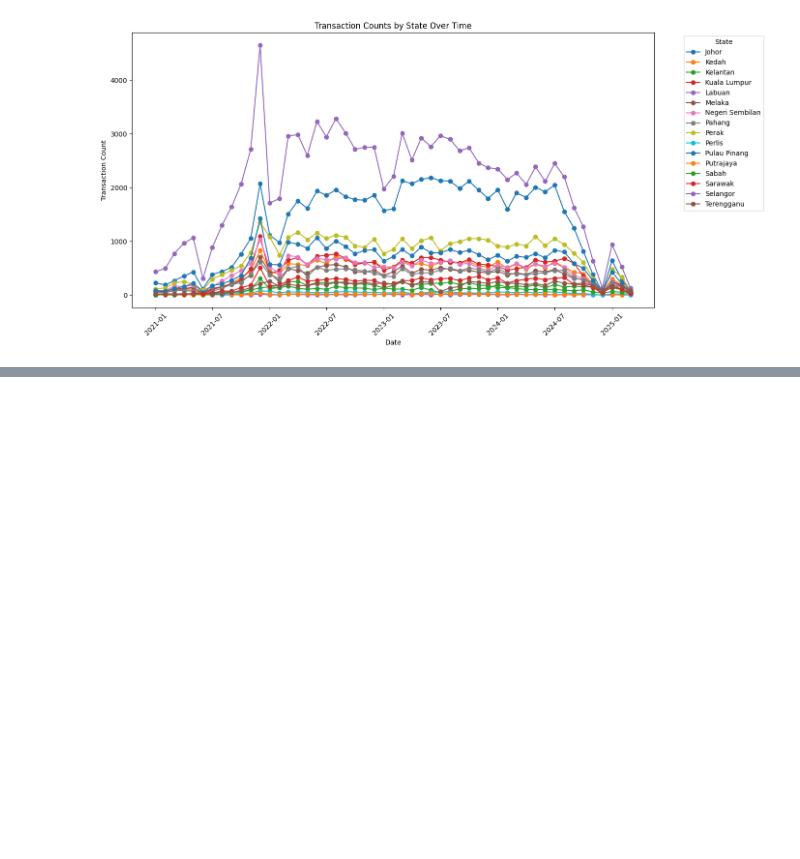
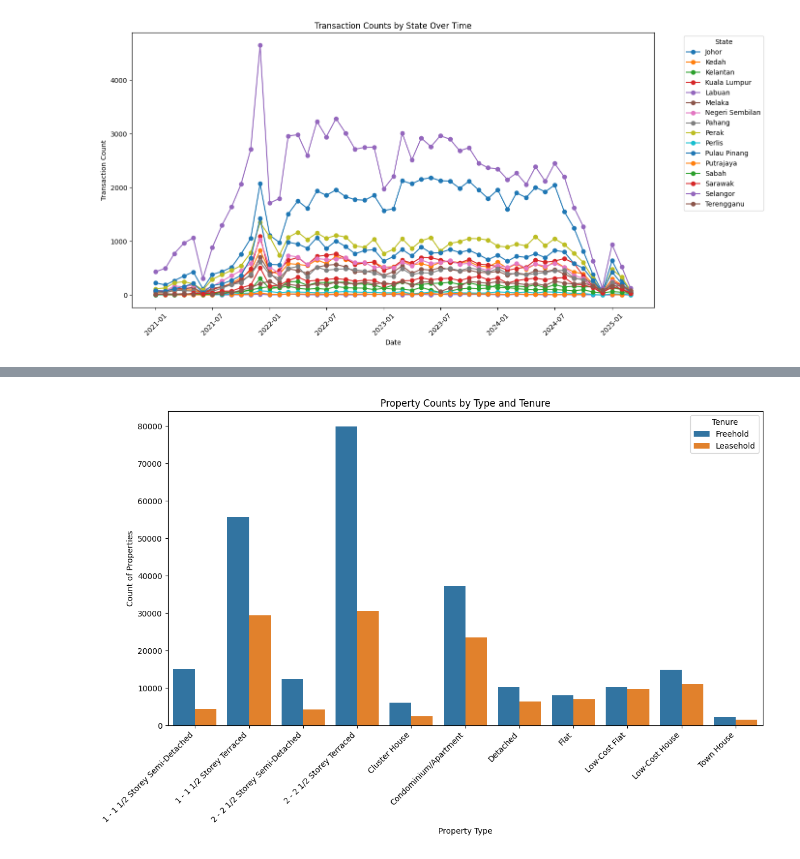
Before and after one commit to AhmadFaisalAhmadSazali/property_transaction_malaysia, a Jupyter notebook: explore.ipynb, the cells around one changed output, grey strips where cells are left out. Drawn from its saved outputs; the diff is of its cells as text; code cells hidden in the pictures; blank space fills up the shorter version.

```diff
--- a/explore.ipynb
+++ b/explore.ipynb
@@ -282,0 +365,17 @@ plt.show()
+# %%
+plt.figure(figsize=(12, 8))
+sns.countplot(
+    data=data,
+    x="property_type",
+    hue="tenure",   # color by tenure
+)
+
+plt.xlabel("Property Type")
+plt.ylabel("Count of Properties")
+plt.title("Property Counts by Type and Tenure")
+plt.xticks(rotation=45, ha="right")
+plt.legend(title="Tenure")
+plt.tight_layout()
+plt.show()
+# %% [output]
+[figure, added]
```
Also changed, not shown: parts of 21 cells of this notebook, 1 other file.
